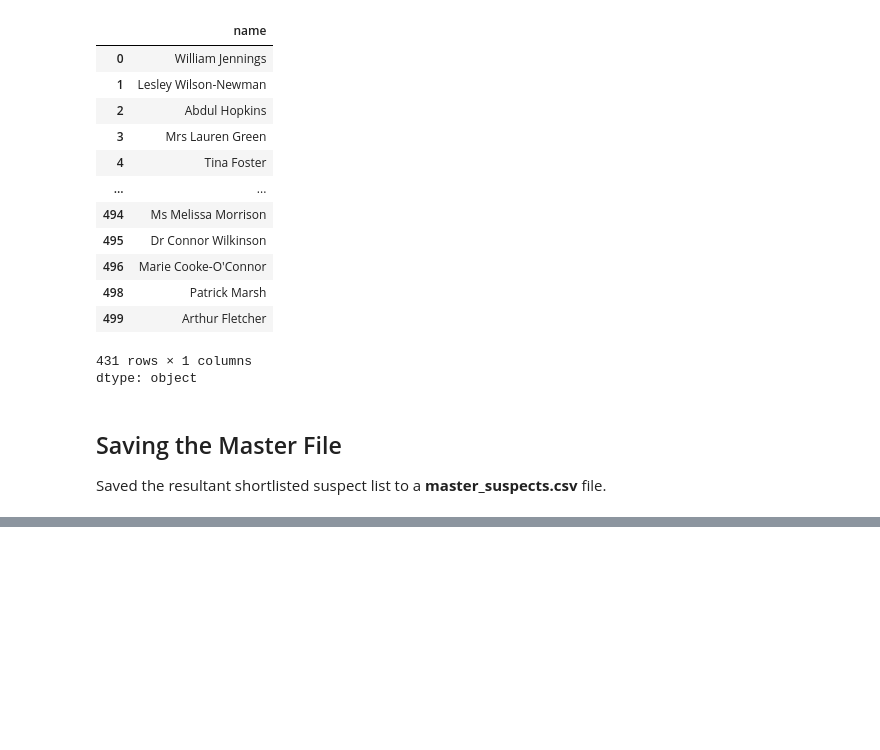
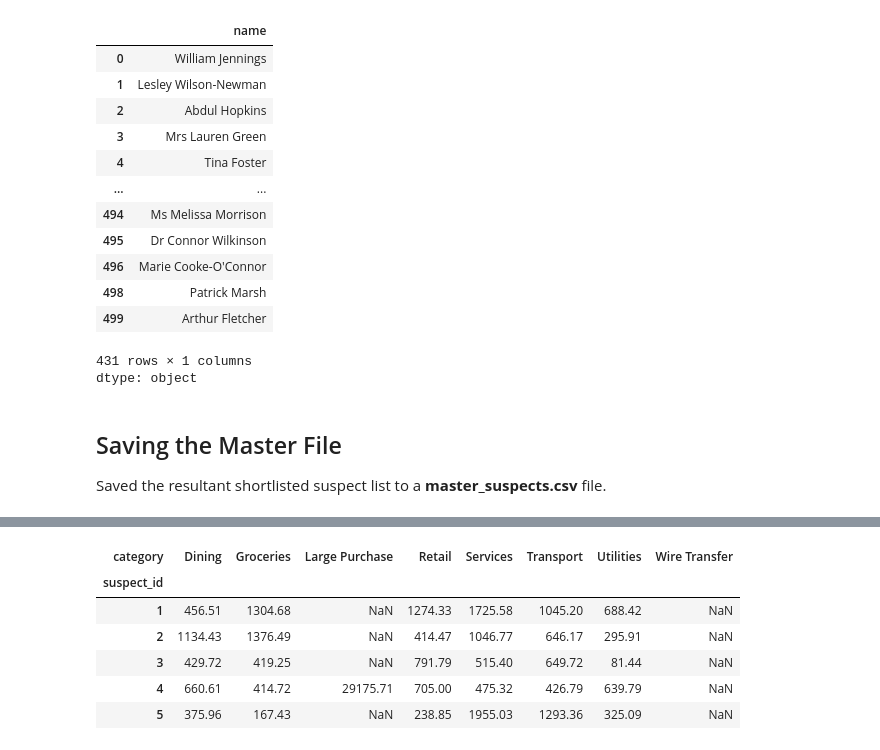
Before and after one commit to Jaslyn10/Vane_Capital_Case, a Jupyter notebook: Vane_Capital_Case.ipynb, the cells around one changed output, grey strips where cells are left out. Saved outputs shown, nothing was run; the diff lists cells and outputs as text; code cells hidden in the pictures; blank space fills up the shorter version.

```diff
--- a/Vane_Capital_Case.ipynb
+++ b/Vane_Capital_Case.ipynb
@@ -439,0 +571,5 @@ fil_df_master.to_csv("Jaslyn10/Vane_Capital_Case/data/master_suspects.csv",index
+# %%
+import re
+suspicious_transfers = large_transfers[large_transfers['recipient'].str.contains("Offshore|PLC|Secret|Shell|LtD",flags=re.IGNORECASE, regex=True)]
+pd.set_option('display.max_rows',None)
+suspicious_transfers
@@ -439,0 +604,17 @@ fil_df_master.to_csv("Jaslyn10/Vane_Capital_Case/data/master_suspects.csv",index
+# %%
+pivot_table = pd.pivot_table(df_transactions,
+    index = 'suspect_id',
+    columns = 'category',
+    values = 'amount',
+    aggfunc = 'sum'
+)
+# %%
+pivot_table.head()
+# %% [output]
+| category | Dining | Groceries | Large Purchase | Retail | Services | Transport | Utilities | Wire Transfer |
+| suspect_id |  |  |  |  |  |  |  |  |
+| 1 | 456.51 | 1304.68 | NaN | 1274.33 | 1725.58 | 1045.20 | 688.42 | NaN |
+| 2 | 1134.43 | 1376.49 | NaN | 414.47 | 1046.77 | 646.17 | 295.91 | NaN |
+| 3 | 429.72 | 419.25 | NaN | 791.79 | 515.40 | 649.72 | 81.44 | NaN |
+| 4 | 660.61 | 414.72 | 29175.71 | 705.00 | 475.32 | 426.79 | 639.79 | NaN |
+| 5 | 375.96 | 167.43 | NaN | 238.85 | 1955.03 | 1293.36 | 325.09 | NaN |
```
Also changed, not shown: parts of 23 cells of this notebook.
